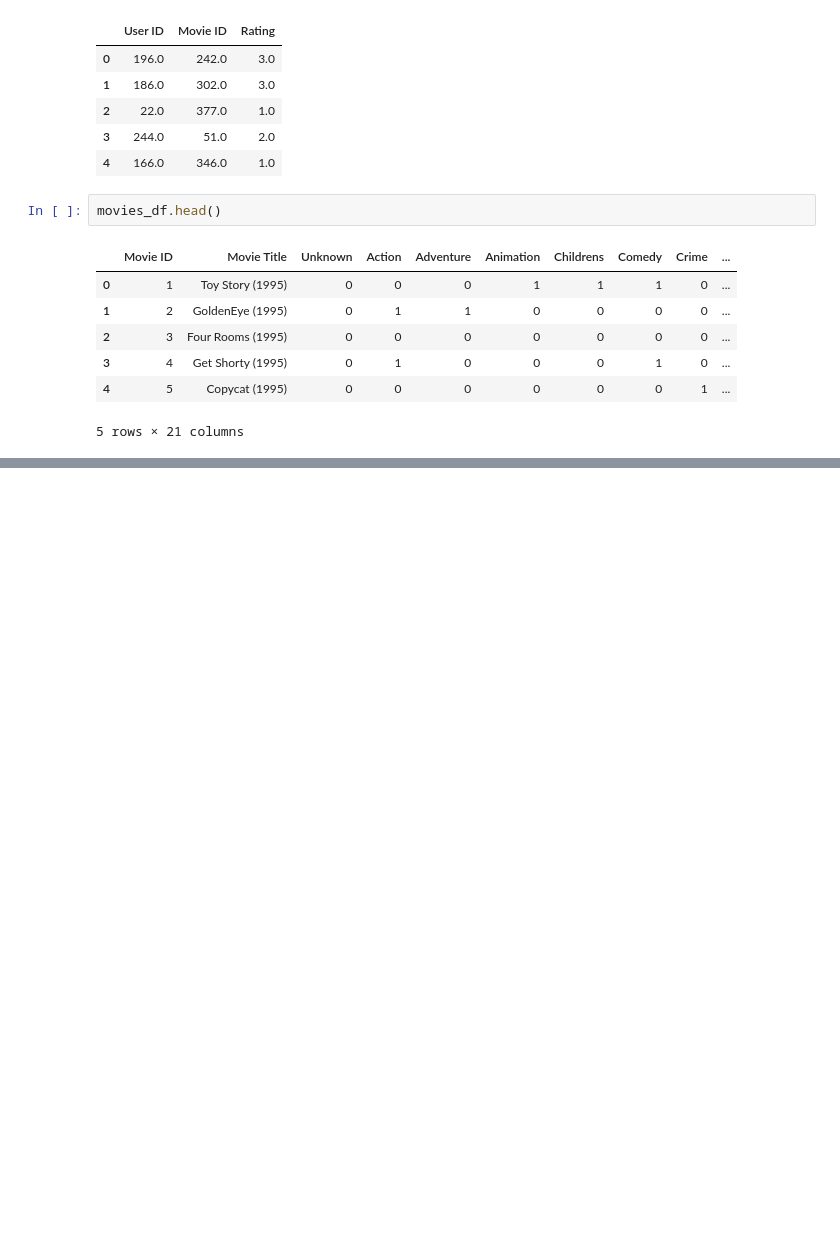
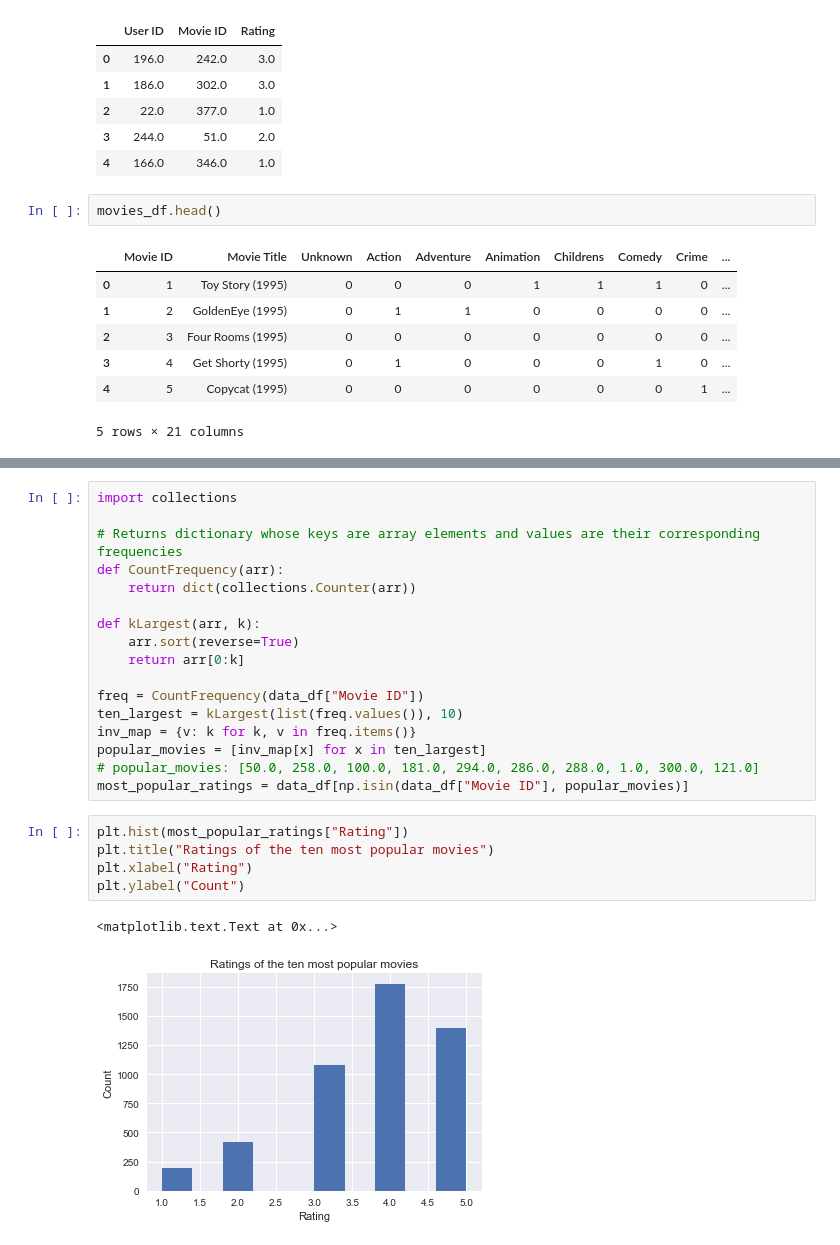
Before and after one commit to kapilsinha/CS155_MovieLens, a Jupyter notebook: CS 155 Miniproject 2.ipynb, the cells around one changed output, grey strips where cells are left out. Cells and saved outputs as stored; diff of their text form; blank space fills up the shorter version.

Commit message:
Completed the basic visualizations. Super clean code.

```diff
--- a/CS 155 Miniproject 2.ipynb
+++ b/CS 155 Miniproject 2.ipynb
@@ -58,3 +58,28 @@ plt.ylabel("Count")
 # %% [output]
 <matplotlib.text.Text at 0x...>
 [figure]
+# %%
+import collections
+
+# Returns dictionary whose keys are array elements and values are their corresponding frequencies
+def CountFrequency(arr):
+    return dict(collections.Counter(arr))
+
+def kLargest(arr, k):
+    arr.sort(reverse=True)
+    return arr[0:k]
+
+freq = CountFrequency(data_df["Movie ID"])
+ten_largest = kLargest(list(freq.values()), 10)
+inv_map = {v: k for k, v in freq.items()}
+popular_movies = [inv_map[x] for x in ten_largest]
+# popular_movies: [50.0, 258.0, 100.0, 181.0, 294.0, 286.0, 288.0, 1.0, 300.0, 121.0]
+most_popular_ratings = data_df[np.isin(data_df["Movie ID"], popular_movies)]
+# %%
+plt.hist(most_popular_ratings["Rating"])
+plt.title("Ratings of the ten most popular movies")
+plt.xlabel("Rating")
+plt.ylabel("Count")
+# %% [output]
+<matplotlib.text.Text at 0x...>
+[figure, added]
```
Also changed, not shown: parts of 5 cells of this notebook.
